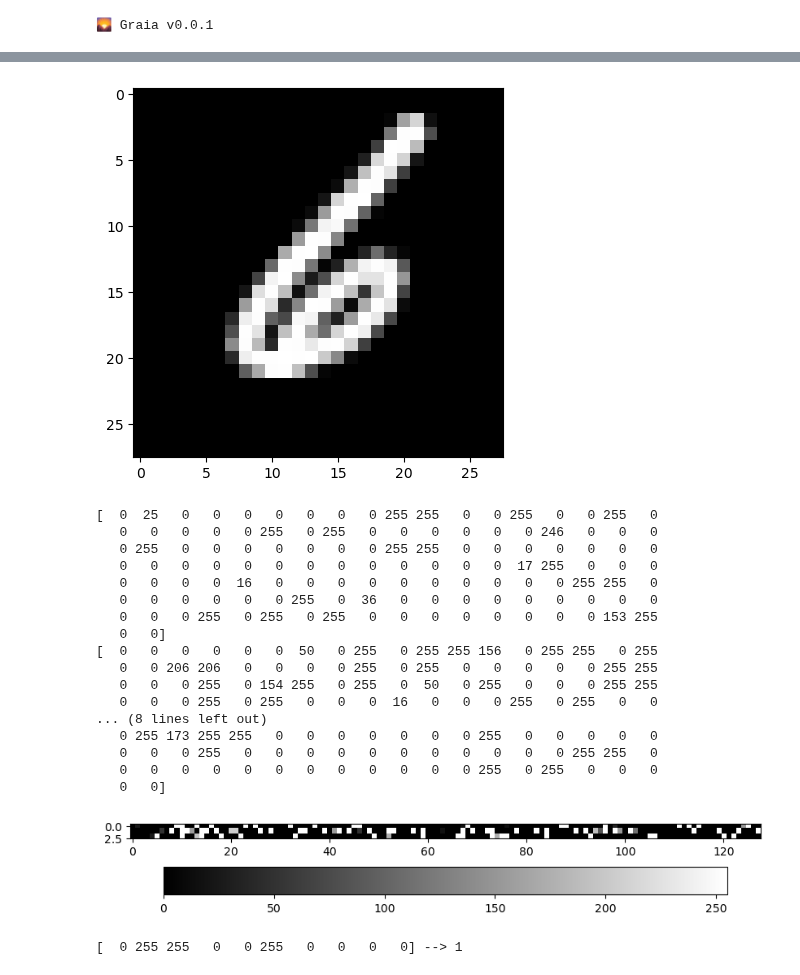
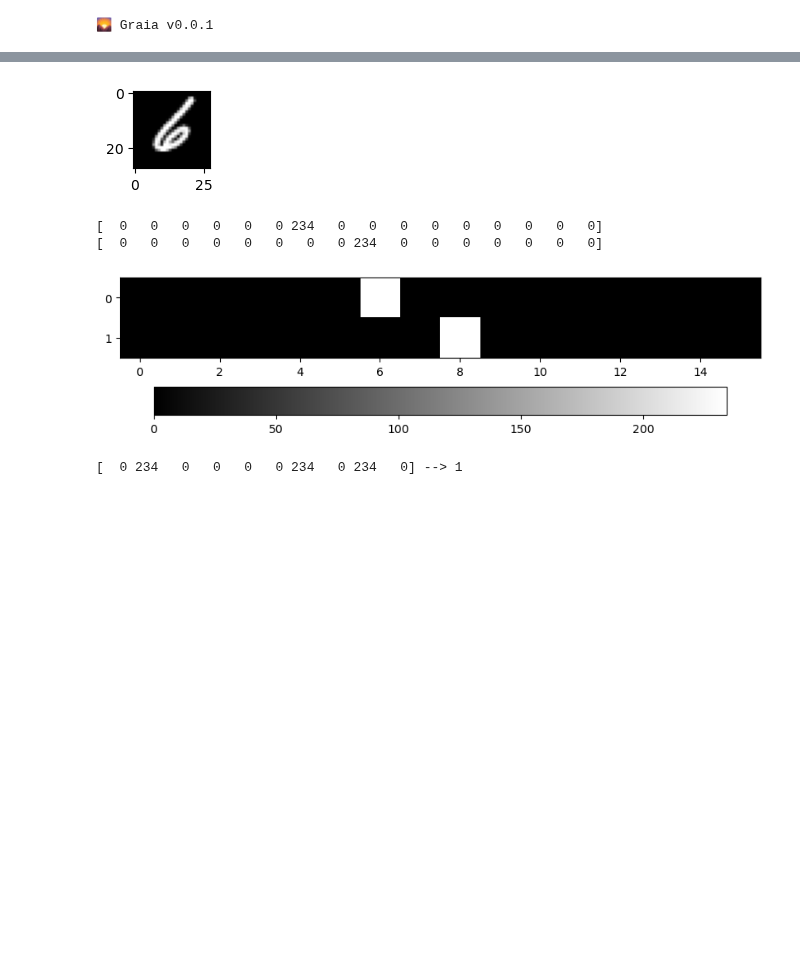
Before and after one commit to laurentpayot/graia, a Jupyter notebook: Graia_digits.ipynb, the cells around one changed output, grey strips where cells are left out. Cells and saved outputs as stored; diff of their text form; code cells hidden in the pictures; blank space fills up the shorter version.

```diff
--- a/Graia_digits.ipynb
+++ b/Graia_digits.ipynb
@@ -37,7 +37,7 @@ train_images = train_images[:N]
 train_labels = train_labels[:N]
 train_images = train_images.reshape(N, 28*28)
 # %%
-model = Graia(inputs=28*28, layer_nodes=128, layers=3, outputs=10, boost=1, seed=42)
+model = Graia(inputs=28*28, layer_nodes=16, layers=2, outputs=10, boost=1, seed=42)
 # plt.imshow(model.hidden_weights[0])
 # print(model.hidden_weights[0])
 # %% [output]
@@ -86,33 +85,21 @@ show_weights(model.output_weights)
 # %%
-plt.imshow(train_images[N-1].reshape(28,28), cmap="grey")
+plt.figure(figsize = (1, 1))
+plt.imshow(train_images[N-1].reshape(28, 28), cmap="grey")
 plt.show()
 print(model.last_intermediate_outputs[0])
+
 # print("\n⬤\n⬤\n⬤\n")
-print(model.last_intermediate_outputs[1])
+# print(model.last_intermediate_outputs[1])
+
 print(model.last_intermediate_outputs[-1])
-plt.figure(figsize = (10,3))
+plt.figure(figsize = (10, 3))
 plt.imshow(model.last_intermediate_outputs, cmap="grey")
 plt.colorbar(orientation="horizontal")
 plt.show()
 print(model.last_outputs, "-->", model.last_answer)
 # %% [output]
-[figure, old version]
+[figure, new version]
-[  0  25   0   0   0   0   0   0   0 255 255   0   0 255   0   0 255   0
-   0   0   0   0   0 255   0 255   0   0   0   0   0   0 246   0   0   0
-   0 255   0   0   0   0   0   0   0 255 255   0   0   0   0   0   0   0
-   0   0   0   0   0   0   0   0   0   0   0   0   0  17 255   0   0   0
-   0   0   0   0  16   0   0   0   0   0   0   0   0   0   0 255 255   0
-   0   0   0   0   0   0 255   0  36   0   0   0   0   0   0   0   0   0
-   0   0   0 255   0 255   0 255   0   0   0   0   0   0   0   0 153 255
-   0   0]
-[  0   0   0   0   0   0  50   0 255   0 255 255 156   0 255 255   0 255
-   0   0 206 206   0   0   0   0 255   0 255   0   0   0   0   0 255 255
-   0   0   0 255   0 154 255   0 255   0  50   0 255   0   0   0 255 255
-   0   0   0 255   0 255   0   0   0  16   0   0   0 255   0 255   0   0
-... (8 lines left out)
-   0 255 173 255 255   0   0   0   0   0   0   0 255   0   0   0   0   0
-   0   0   0 255   0   0   0   0   0   0   0   0   0   0   0 255 255   0
-   0   0   0   0   0   0   0   0   0   0   0   0 255   0 255   0   0   0
-   0   0]
+[  0   0   0   0   0   0 234   0   0   0   0   0   0   0   0   0]
+[  0   0   0   0   0   0   0   0 234   0   0   0   0   0   0   0]
-[figure, old version]
+[figure, new version]
-[  0 255 255   0   0 255   0   0   0   0] --> 1
+[  0 234   0   0   0   0 234   0 234   0] --> 1
```
Also changed, not shown: parts of 4 cells of this notebook.
